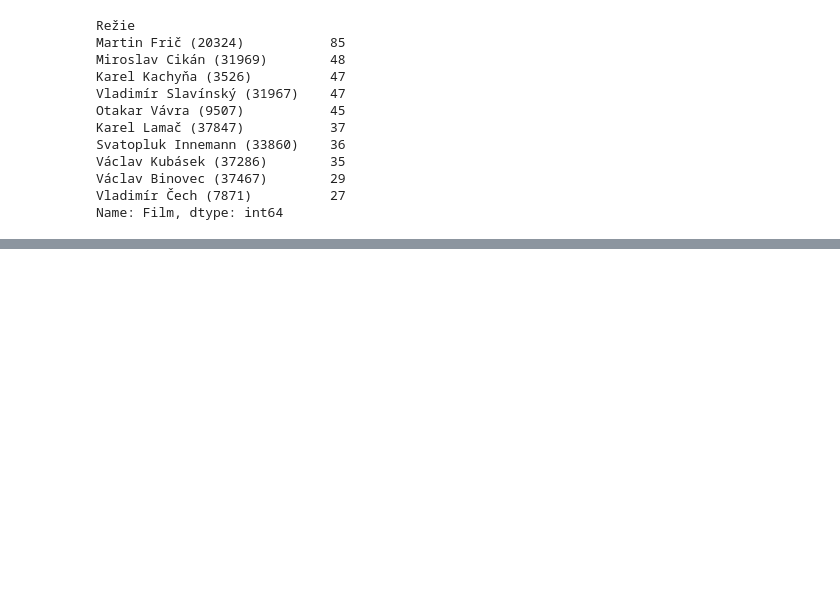
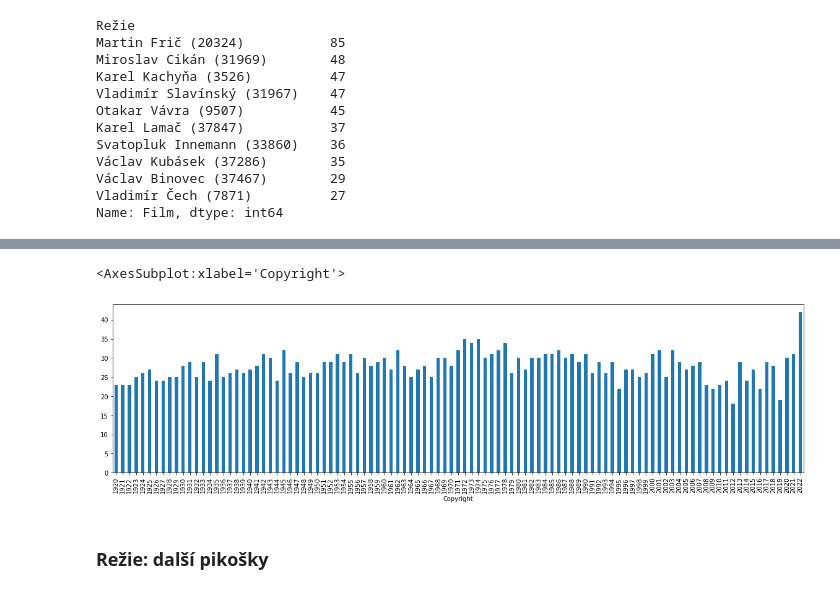
Before and after one commit to DataRozhlas/filmovy-prehled, a Jupyter notebook: 129 tvůrcovstvo aka Král Vávra.ipynb, the cells around one changed output, grey strips where cells are left out. Drawn from its saved outputs; the diff is of its cells as text; code cells hidden in the pictures; blank space fills up the shorter version.

```diff
--- a/129 tvůrcovstvo aka Král Vávra.ipynb
+++ b/129 tvůrcovstvo aka Král Vávra.ipynb
@@ -129,3 +79,5 @@ Name: Copyright, dtype: int64
+# %%
+rezie = rezie.replace({"neuvedeno": None})
 # %%
 rezie[rezie["Délka"] == "dlouhometrážní"].groupby("Režie")["Film"].nunique().nlargest(10)
 # %% [output]
@@ -143,0 +131,6 @@ Name: Film, dtype: int64
+# %%
+persony = pd.read_json(os.path.join("data", "persony.json"))
+# %%
+rezie = rezie.merge(persony, left_on="Režie", right_on="Jméno")
+# %%
+rezie["Věk"] = rezie["Copyright"] - rezie["Rok narození"]
@@ -143,0 +167,7 @@ Name: Film, dtype: int64
+# %%
+rezie[(rezie["Typologie"] == "hraný") & (rezie["Délka"] == "dlouhometrážní")].groupby("Copyright")["Věk"].min().plot.bar(figsize=(20,5))
+# %% [output]
+<AxesSubplot:xlabel='Copyright'>
+[figure, added]
+# %% [markdown]
+### Režie: další pikošky
```
Also changed, not shown: parts of 58 cells of this notebook, 30 other files.
